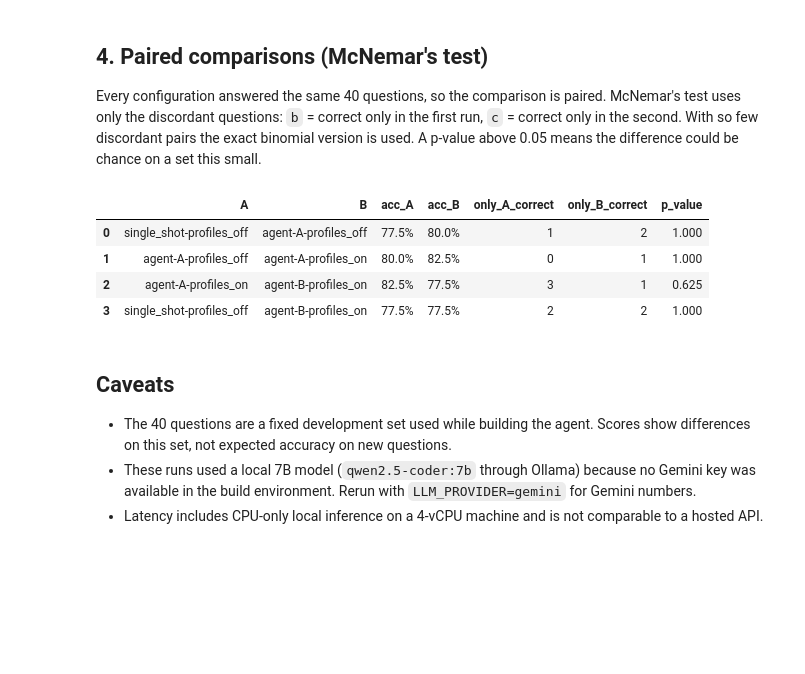
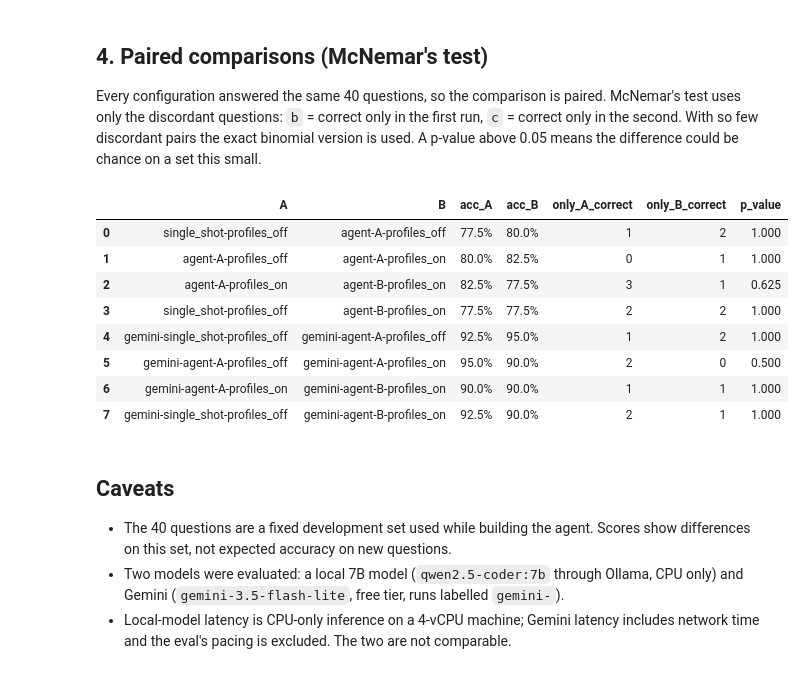
Before and after one commit to Jinam-Shah/DataCollab, a Jupyter notebook: analysis/agent_runs.ipynb, the cells around one changed output. Cells and saved outputs as stored; diff of their text form; code cells hidden in the pictures; blank space fills up the shorter version.

```diff
--- a/analysis/agent_runs.ipynb
+++ b/analysis/agent_runs.ipynb
@@ -158,27 +157,34 @@ means the difference could be chance on a set this small.
 # %%
 def compare(a, b):
     ca, cb = reports[a].verdict.eq('correct'), reports[b].verdict.eq('correct')
     table = [[int((ca & cb).sum()), int((ca & ~cb).sum())], [int((~ca & cb).sum()), int((~ca & ~cb).sum())]]
     res = mcnemar(table, exact=True)
     return {'A': a, 'B': b, 'acc_A': f'{ca.mean():.1%}', 'acc_B': f'{cb.mean():.1%}',
             'only_A_correct': table[0][1], 'only_B_correct': table[1][0], 'p_value': round(res.pvalue, 3)}
 
-pairs = [('single_shot-profiles_off', 'agent-A-profiles_off'),
-         ('agent-A-profiles_off', 'agent-A-profiles_on'),
-         ('agent-A-profiles_on', 'agent-B-profiles_on'),
-         ('single_shot-profiles_off', 'agent-B-profiles_on')]
+base_pairs = [('single_shot-profiles_off', 'agent-A-profiles_off'),
+              ('agent-A-profiles_off', 'agent-A-profiles_on'),
+              ('agent-A-profiles_on', 'agent-B-profiles_on'),
+              ('single_shot-profiles_off', 'agent-B-profiles_on')]
+# The same comparisons for each model: local qwen2.5-coder runs have no prefix, Gemini runs 'gemini-'.
+pairs = [(p + a, p + b) for p in ['', 'gemini-'] for a, b in base_pairs]
 pd.DataFrame([compare(a, b) for a, b in pairs if a in reports and b in reports])
 # %% [output]
 |  | A | B | acc_A | acc_B | only_A_correct | only_B_correct | p_value |
 | 0 | single_shot-profiles_off | agent-A-profiles_off | 77.5% | 80.0% | 1 | 2 | 1.000 |
 | 1 | agent-A-profiles_off | agent-A-profiles_on | 80.0% | 82.5% | 0 | 1 | 1.000 |
 | 2 | agent-A-profiles_on | agent-B-profiles_on | 82.5% | 77.5% | 3 | 1 | 0.625 |
 | 3 | single_shot-profiles_off | agent-B-profiles_on | 77.5% | 77.5% | 2 | 2 | 1.000 |
+| 4 | gemini-single_shot-profiles_off | gemini-agent-A-profiles_off | 92.5% | 95.0% | 1 | 2 | 1.000 |
+| 5 | gemini-agent-A-profiles_off | gemini-agent-A-profiles_on | 95.0% | 90.0% | 2 | 0 | 0.500 |
+| 6 | gemini-agent-A-profiles_on | gemini-agent-B-profiles_on | 90.0% | 90.0% | 1 | 1 | 1.000 |
+| 7 | gemini-single_shot-profiles_off | gemini-agent-B-profiles_on | 92.5% | 90.0% | 2 | 1 | 1.000 |
 # %% [markdown]
 ## Caveats
 
 - The 40 questions are a fixed development set used while building the agent. Scores show
   differences on this set, not expected accuracy on new questions.
-- These runs used a local 7B model (`qwen2.5-coder:7b` through Ollama) because no Gemini key was
-  available in the build environment. Rerun with `LLM_PROVIDER=gemini` for Gemini numbers.
-- Latency includes CPU-only local inference on a 4-vCPU machine and is not comparable to a hosted API.
+- Two models were evaluated: a local 7B model (`qwen2.5-coder:7b` through Ollama, CPU only) and
+  Gemini (`gemini-3.5-flash-lite`, free tier, runs labelled `gemini-`).
+- Local-model latency is CPU-only inference on a 4-vCPU machine; Gemini latency includes network
+  time and the eval's pacing is excluded. The two are not comparable.
```
Also changed, not shown: parts of 6 cells of this notebook, 4 other files.
